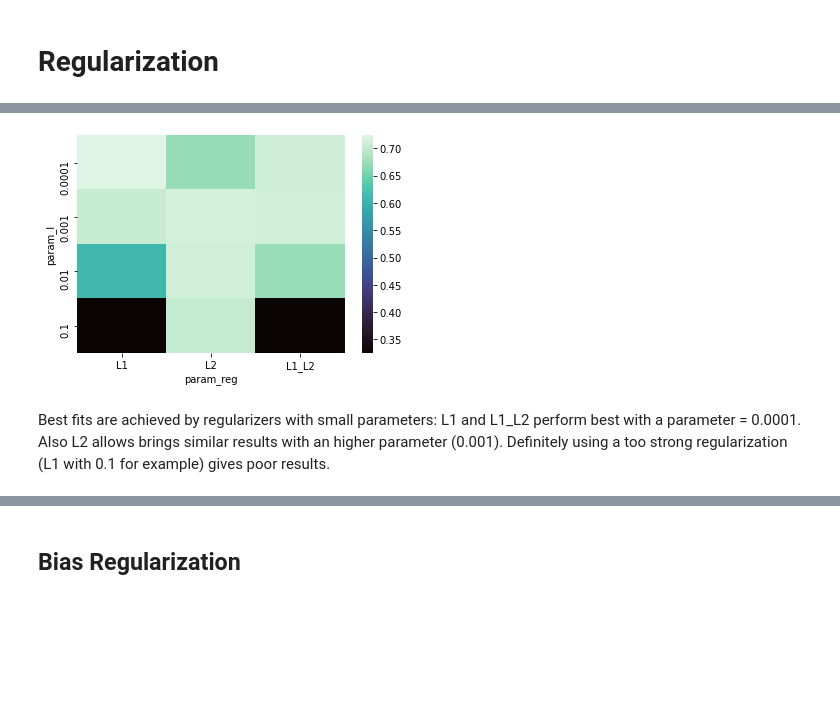
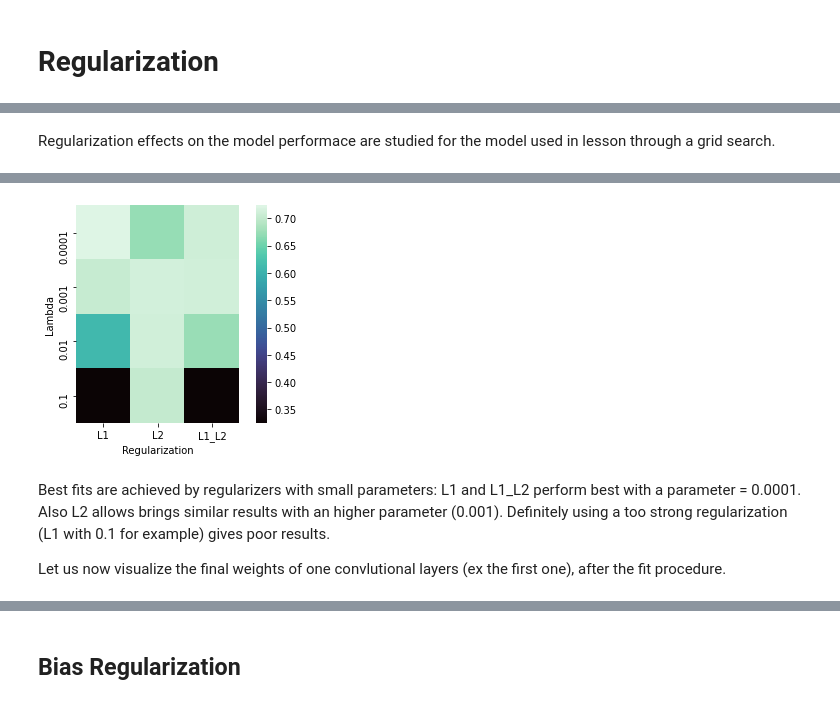
Before and after one commit to LorenzoBuriola/LoCP_moduleB, a Jupyter notebook: Week3/FPGheArt_exercise3.ipynb, the cells around one changed output, grey strips where cells are left out. Drawn from its saved outputs; the diff is of its cells as text; code cells hidden in the pictures; blank space fills up the shorter version.

```diff
--- a/Week3/FPGheArt_exercise3.ipynb
+++ b/Week3/FPGheArt_exercise3.ipynb
@@ -528,0 +557,2 @@ grid_result = grid.fit(x_train,y_train, epochs=250, batch_size = 250, shuffle =
+# %% [markdown]
+Regularization effects on the model performace are studied for the model used in lesson through a grid search.
@@ -546,14 +588,18 @@ df_GridSearch.sort_values(by = "rank_test_score", ascending = False)
 | 9 | 13.789652 | 3.290008 | 0.172440 | 0.036120 | 0.0001 | <class 'tensorflow.python.keras.r... | {'l': 0.0001, 'reg': <class 'tens... | ... |
 # %%
 pr = df_GridSearch.pivot(index = "param_l", columns = "param_reg", values = "mean_test_score")
-g = sns.heatmap(pr, cmap="mako")
+g = sns.heatmap(pr, cmap="mako", square = True)
 g.set(xticklabels=["L1", "L2", "L1_L2"])
 plt.xticks(rotation=0)
+plt.xlabel('Regularization')
+plt.ylabel('Lambda')
 plt.show()
 # %% [output]
-[figure, old version]
+[figure, new version]
 # %% [markdown]
 Best fits are achieved by regularizers with small parameters: L1 and L1_L2 perform best with a parameter = 0.0001. Also L2 allows brings similar results with an higher parameter (0.001). Definitely using a too strong regularization (L1 with 0.1 for example) gives poor results.
+
+Let us now visualize the final weights of one convlutional layers (ex the first one), after the fit procedure.
 # %%
 batch_size = 250
 epochs = 250
```
Also changed, not shown: parts of 105 cells of this notebook, 2 other files.
